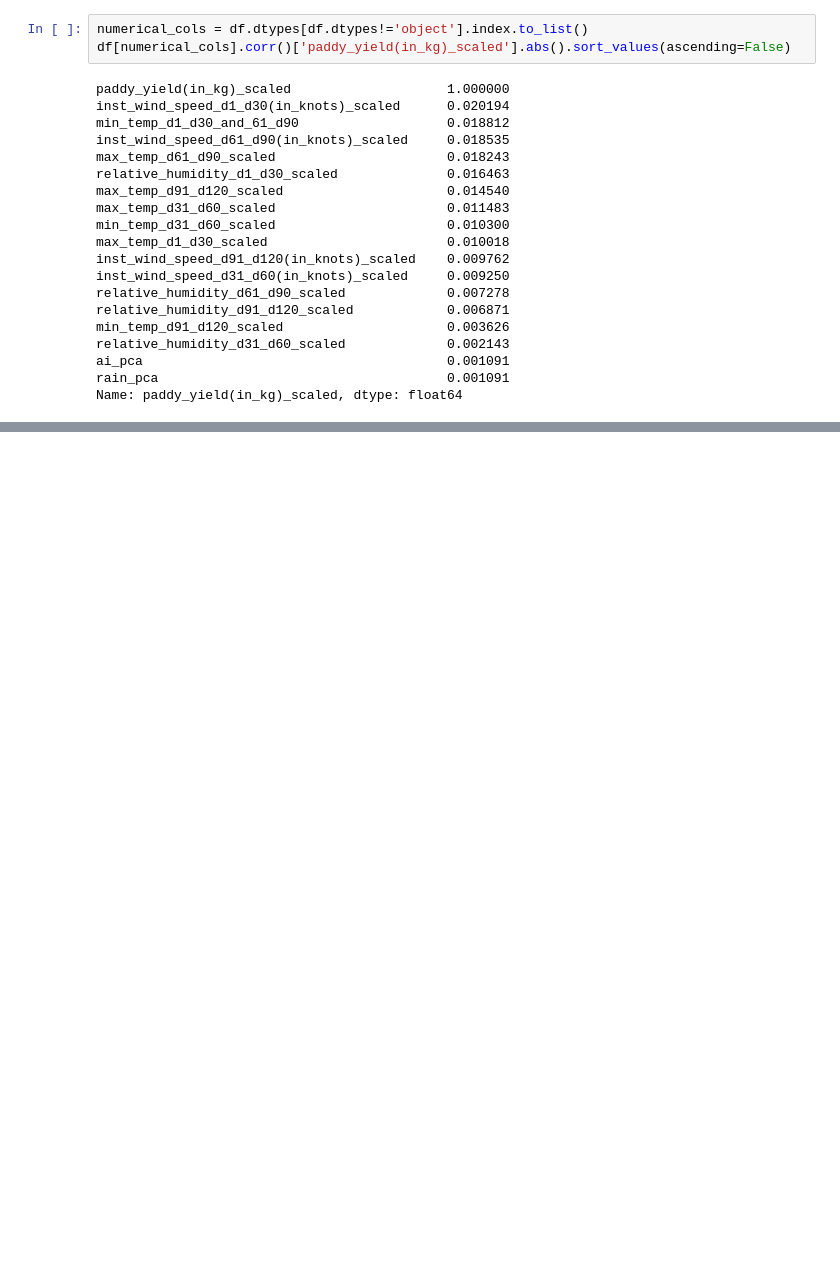
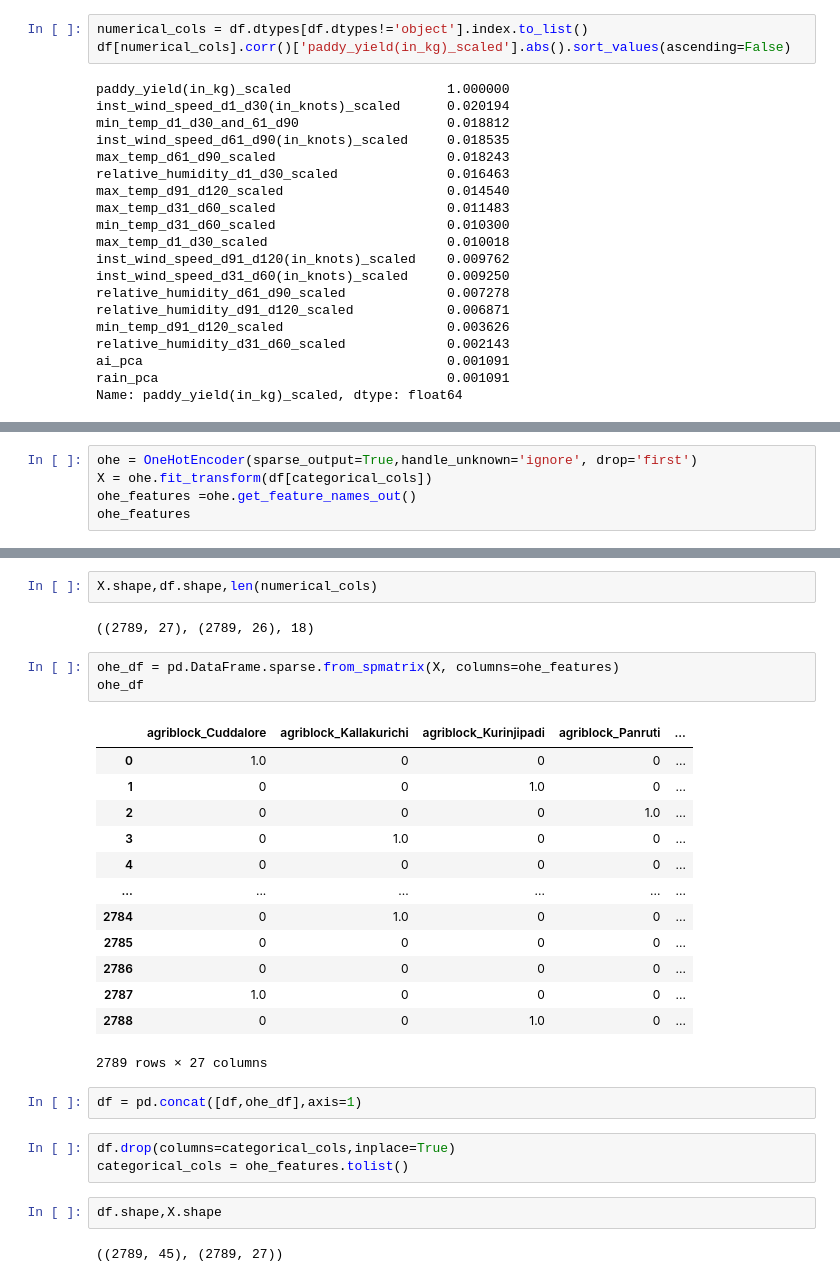
Before and after one commit to BALJAPALLIANSHUL/machine_learning_zoomcamp, a Jupyter notebook: midterm-project/paddy.ipynb, the cells around one changed output, grey strips where cells are left out. Saved outputs shown, nothing was run; the diff lists cells and outputs as text; blank space fills up the shorter version.

```diff
--- a/midterm-project/paddy.ipynb
+++ b/midterm-project/paddy.ipynb
@@ -608,0 +622,5 @@ Name: paddy_yield(in_kg)_scaled, dtype: float64
+# %%
+ohe = OneHotEncoder(sparse_output=True,handle_unknown='ignore', drop='first')
+X = ohe.fit_transform(df[categorical_cols])
+ohe_features =ohe.get_feature_names_out()
+ohe_features
@@ -608,0 +641,30 @@ Name: paddy_yield(in_kg)_scaled, dtype: float64
+# %%
+X.shape,df.shape,len(numerical_cols)
+# %% [output]
+((2789, 27), (2789, 26), 18)
+# %%
+ohe_df = pd.DataFrame.sparse.from_spmatrix(X, columns=ohe_features)
+ohe_df
+# %% [output]
+|  | agriblock_Cuddalore | agriblock_Kallakurichi | agriblock_Kurinjipadi | agriblock_Panruti | ... |
+| 0 | 1.0 | 0 | 0 | 0 | ... |
+| 1 | 0 | 0 | 1.0 | 0 | ... |
+| 2 | 0 | 0 | 0 | 1.0 | ... |
+| 3 | 0 | 1.0 | 0 | 0 | ... |
+| 4 | 0 | 0 | 0 | 0 | ... |
+| ... | ... | ... | ... | ... | ... |
+| 2784 | 0 | 1.0 | 0 | 0 | ... |
+| 2785 | 0 | 0 | 0 | 0 | ... |
+| 2786 | 0 | 0 | 0 | 0 | ... |
+| 2787 | 1.0 | 0 | 0 | 0 | ... |
+| 2788 | 0 | 0 | 1.0 | 0 | ... |
+2789 rows × 27 columns
+# %%
+df = pd.concat([df,ohe_df],axis=1)
+# %%
+df.drop(columns=categorical_cols,inplace=True)
+categorical_cols = ohe_features.tolist()
+# %%
+df.shape,X.shape
+# %% [output]
+((2789, 45), (2789, 27))
```
Also changed, not shown: parts of 9 cells of this notebook, 3 other files.
